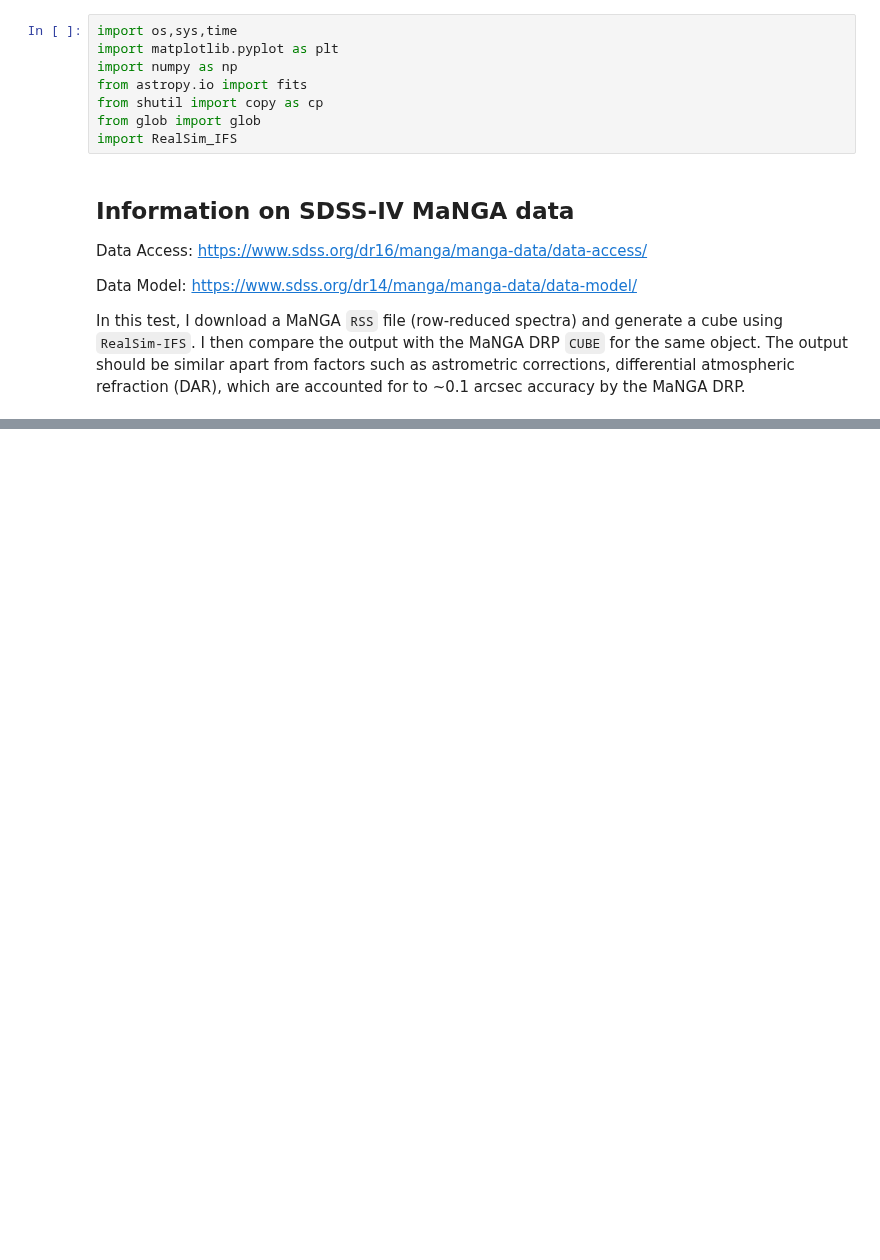
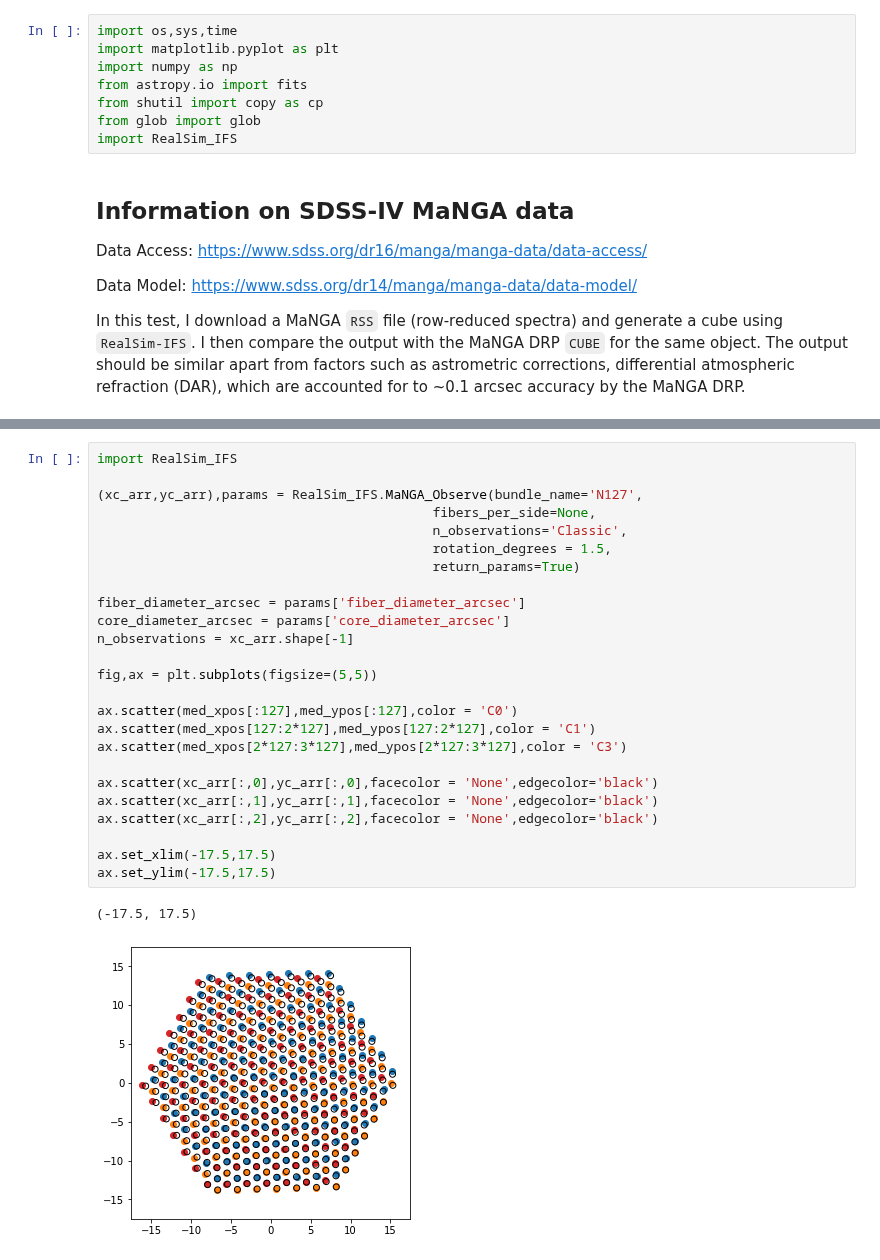
Before and after one commit to cbottrell/RealSim-IFS, a Jupyter notebook: MaNGA_RSS_File_test.ipynb, the cells around one changed output, grey strips where cells are left out. Saved outputs shown, nothing was run; the diff lists cells and outputs as text; blank space fills up the shorter version.

```diff
--- a/MaNGA_RSS_File_test.ipynb
+++ b/MaNGA_RSS_File_test.ipynb
@@ -44,0 +158,28 @@ if not os.access(filename,0):
+# %%
+import RealSim_IFS
+
+(xc_arr,yc_arr),params = RealSim_IFS.MaNGA_Observe(bundle_name='N127',
+                                           fibers_per_side=None,
+                                           n_observations='Classic',
+                                           rotation_degrees = 1.5,
+                                           return_params=True)
+
+fiber_diameter_arcsec = params['fiber_diameter_arcsec']
+core_diameter_arcsec = params['core_diameter_arcsec']
+n_observations = xc_arr.shape[-1]
+
+fig,ax = plt.subplots(figsize=(5,5))
+
+ax.scatter(med_xpos[:127],med_ypos[:127],color = 'C0')
+ax.scatter(med_xpos[127:2*127],med_ypos[127:2*127],color = 'C1')
+ax.scatter(med_xpos[2*127:3*127],med_ypos[2*127:3*127],color = 'C3')
+
+ax.scatter(xc_arr[:,0],yc_arr[:,0],facecolor = 'None',edgecolor='black')
+ax.scatter(xc_arr[:,1],yc_arr[:,1],facecolor = 'None',edgecolor='black')
+ax.scatter(xc_arr[:,2],yc_arr[:,2],facecolor = 'None',edgecolor='black')
+
+ax.set_xlim(-17.5,17.5)
+ax.set_ylim(-17.5,17.5)
+# %% [output]
+(-17.5, 17.5)
+[figure, added]
```
Also changed, not shown: parts of 15 cells of this notebook.
